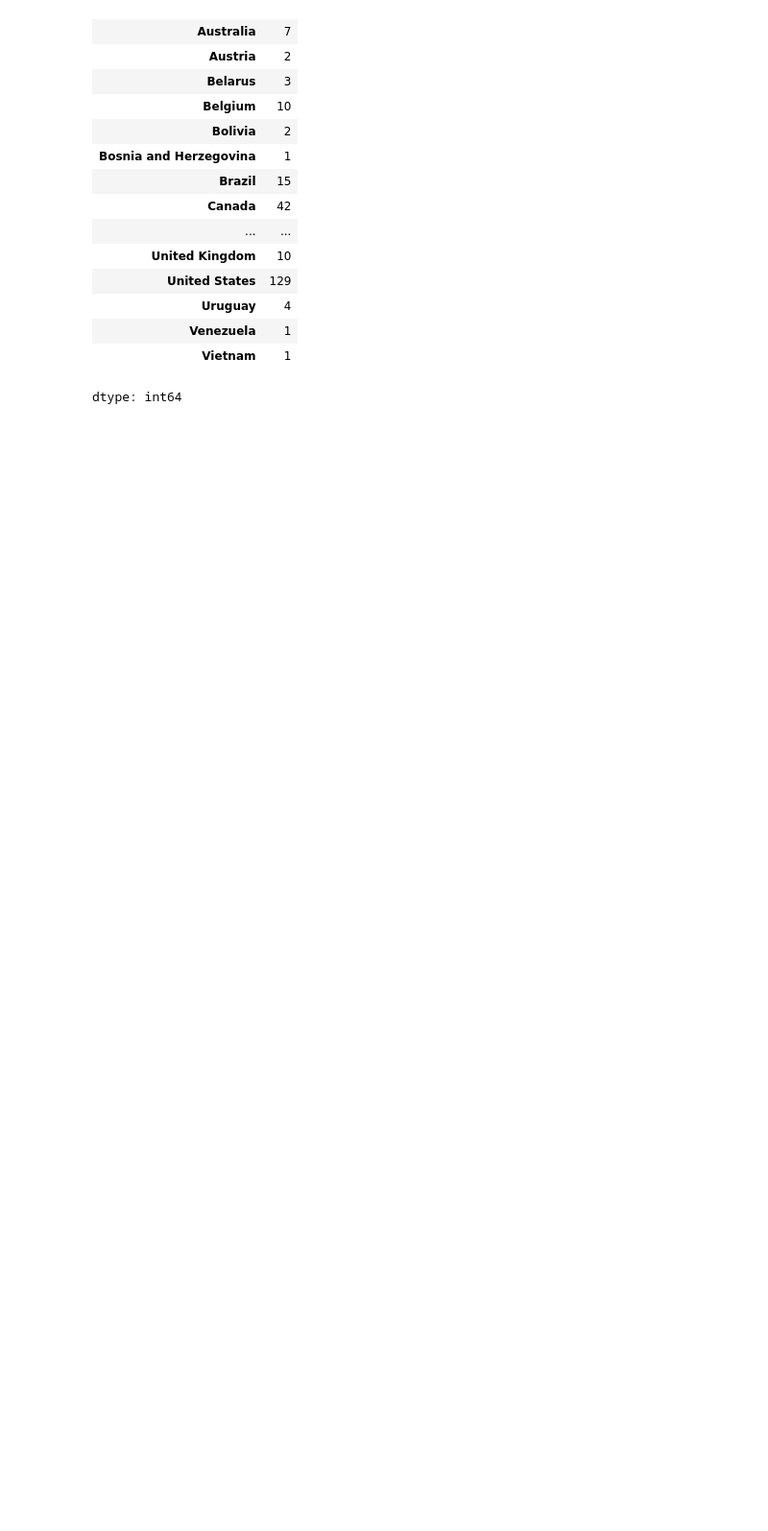
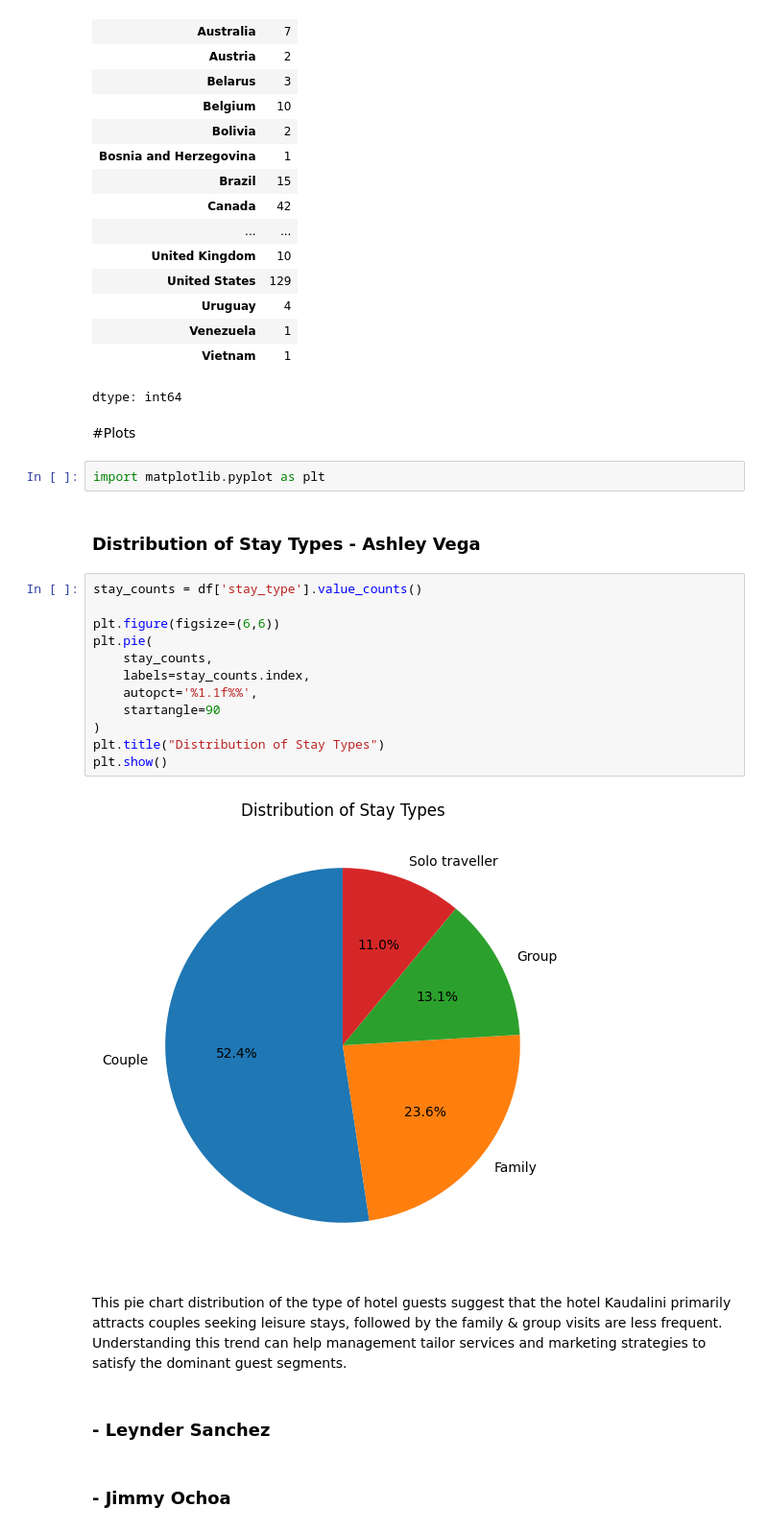
Before and after one commit to asve06/act2_si_225_group2, a Jupyter notebook: act2_si_eda_225_group2.ipynb, the cells around one changed output. Shown at 96% size. Drawn from its saved outputs; the diff is of its cells as text; blank space fills up the shorter version.

Commit message:
Add pie chart for Stay Types Distribution

```diff
--- a/act2_si_eda_225_group2.ipynb
+++ b/act2_si_eda_225_group2.ipynb
@@ -269,3 +269,29 @@ df.groupby('user_country').size()
 | Venezuela | 1 |
 | Vietnam | 1 |
 dtype: int64
+# %% [markdown]
+#Plots
+# %%
+import matplotlib.pyplot as plt
+# %% [markdown]
+### Distribution of Stay Types - Ashley Vega
+# %%
+stay_counts = df['stay_type'].value_counts()
+
+plt.figure(figsize=(6,6))
+plt.pie(
+    stay_counts,
+    labels=stay_counts.index,
+    autopct='%1.1f%%',
+    startangle=90
+)
+plt.title("Distribution of Stay Types")
+plt.show()
+# %% [output]
+[figure, added]
+# %% [markdown]
+This pie chart distribution of the type of hotel guests suggest that the hotel Kaudalini primarily attracts couples seeking leisure stays, followed by the family & group visits are less frequent. Understanding this trend can help management tailor services and marketing strategies to satisfy the dominant guest segments.
+# %% [markdown]
+### - Leynder Sanchez
+# %% [markdown]
+### - Jimmy Ochoa
```
